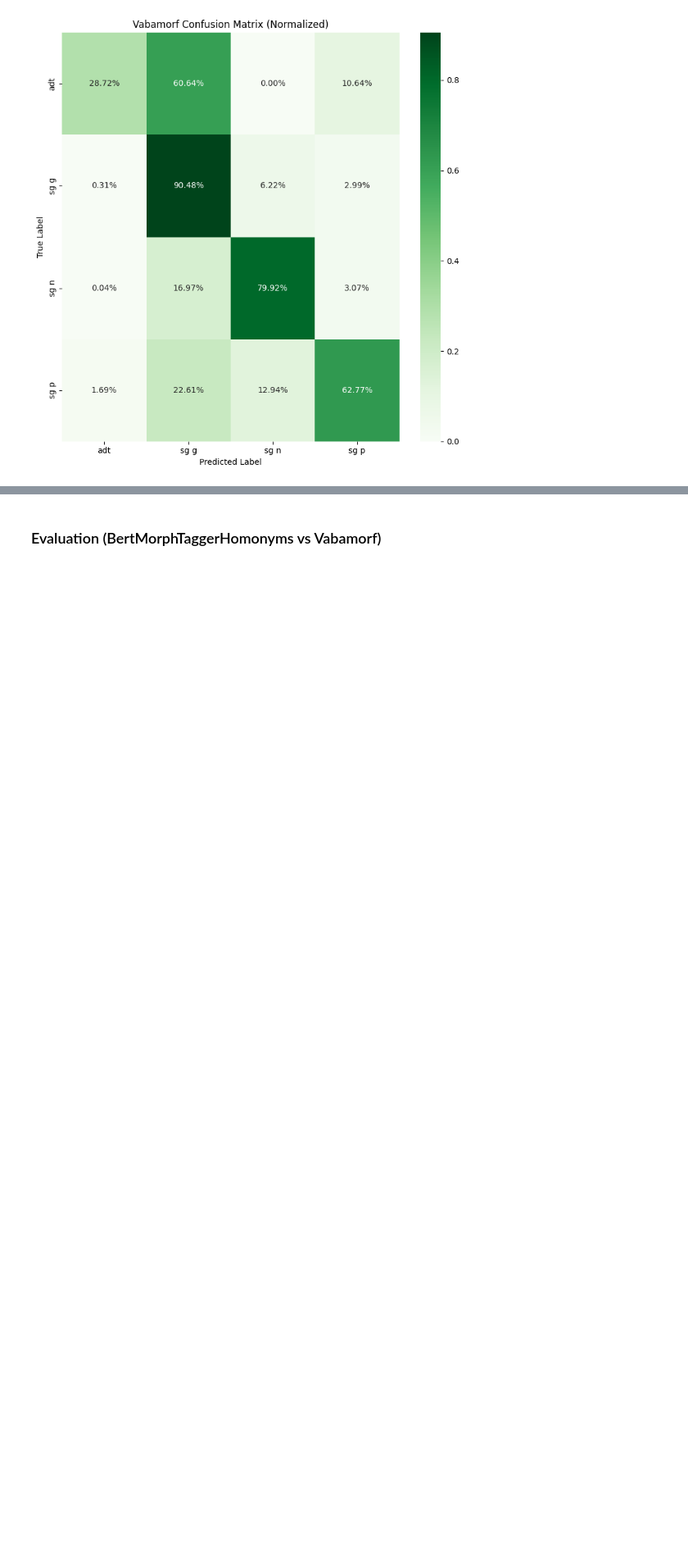
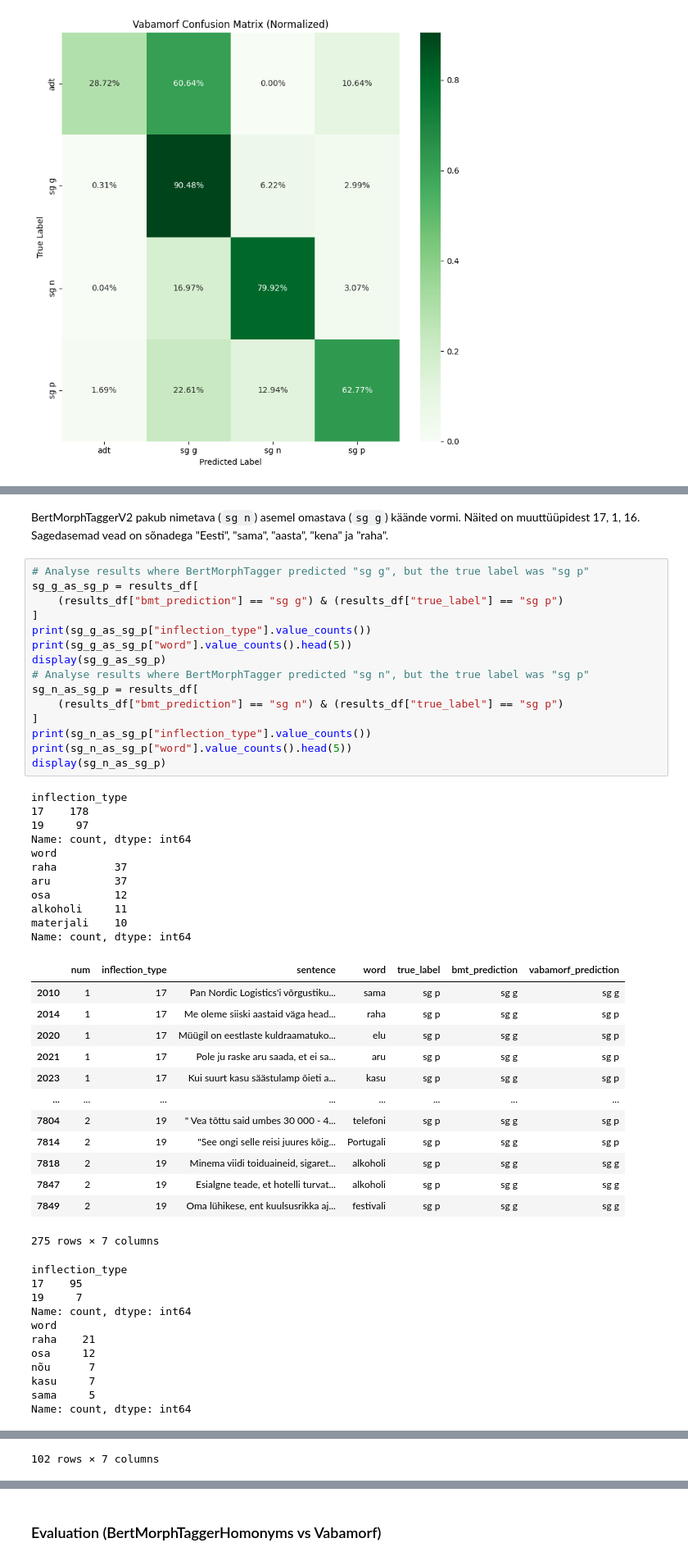
Before and after one commit to SanderSaska/EstNLTK_model_training, a Jupyter notebook: notebooks/homonyms_compare_vabamorf.ipynb, the cells around one changed output, grey strips where cells are left out. Shown at 82% size. Cells and saved outputs as stored; diff of their text form; blank space fills up the shorter version.

```diff
--- a/notebooks/homonyms_compare_vabamorf.ipynb
+++ b/notebooks/homonyms_compare_vabamorf.ipynb
@@ -440,0 +599,53 @@ plt.show()
+# %% [markdown]
+BertMorphTaggerV2 pakub nimetava (`sg n`) asemel omastava (`sg g`) käände vormi. Näited on muuttüüpidest 17, 1, 16. Sagedasemad vead on sõnadega "Eesti", "sama", "aasta", "kena" ja "raha".
+# %%
+# Analyse results where BertMorphTagger predicted "sg g", but the true label was "sg p"
+sg_g_as_sg_p = results_df[
+    (results_df["bmt_prediction"] == "sg g") & (results_df["true_label"] == "sg p")
+]
+print(sg_g_as_sg_p["inflection_type"].value_counts())
+print(sg_g_as_sg_p["word"].value_counts().head(5))
+display(sg_g_as_sg_p)
+# Analyse results where BertMorphTagger predicted "sg n", but the true label was "sg p"
+sg_n_as_sg_p = results_df[
+    (results_df["bmt_prediction"] == "sg n") & (results_df["true_label"] == "sg p")
+]
+print(sg_n_as_sg_p["inflection_type"].value_counts())
+print(sg_n_as_sg_p["word"].value_counts().head(5))
+display(sg_n_as_sg_p)
+# %% [output]
+inflection_type
+17    178
+19     97
+Name: count, dtype: int64
+word
+raha         37
+aru          37
+osa          12
+alkoholi     11
+materjali    10
+Name: count, dtype: int64
+|  | num | inflection_type | sentence | word | true_label | bmt_prediction | vabamorf_prediction |
+| 2010 | 1 | 17 | Pan Nordic Logistics'i võrgustiku... | sama | sg p | sg g | sg g |
+| 2014 | 1 | 17 | Me oleme siiski aastaid väga head... | raha | sg p | sg g | sg p |
+| 2020 | 1 | 17 | Müügil on eestlaste kuldraamatuko... | elu | sg p | sg g | sg p |
+| 2021 | 1 | 17 | Pole ju raske aru saada, et ei sa... | aru | sg p | sg g | sg p |
+| 2023 | 1 | 17 | Kui suurt kasu säästulamp õieti a... | kasu | sg p | sg g | sg p |
+| ... | ... | ... | ... | ... | ... | ... | ... |
+| 7804 | 2 | 19 | " Vea tõttu said umbes 30 000 - 4... | telefoni | sg p | sg g | sg p |
+| 7814 | 2 | 19 | "See ongi selle reisi juures kõig... | Portugali | sg p | sg g | sg p |
+| 7818 | 2 | 19 | Minema viidi toiduaineid, sigaret... | alkoholi | sg p | sg g | sg g |
+| 7847 | 2 | 19 | Esialgne teade, et hotelli turvat... | alkoholi | sg p | sg g | sg g |
+| 7849 | 2 | 19 | Oma lühikese, ent kuulsusrikka aj... | festivali | sg p | sg g | sg g |
+275 rows × 7 columns
+inflection_type
+17    95
+19     7
+Name: count, dtype: int64
+word
+raha    21
+osa     12
+nõu      7
+kasu     7
+sama     5
+Name: count, dtype: int64
@@ -440,0 +664 @@ plt.show()
+102 rows × 7 columns
```
Also changed, not shown: parts of 7 cells of this notebook.
